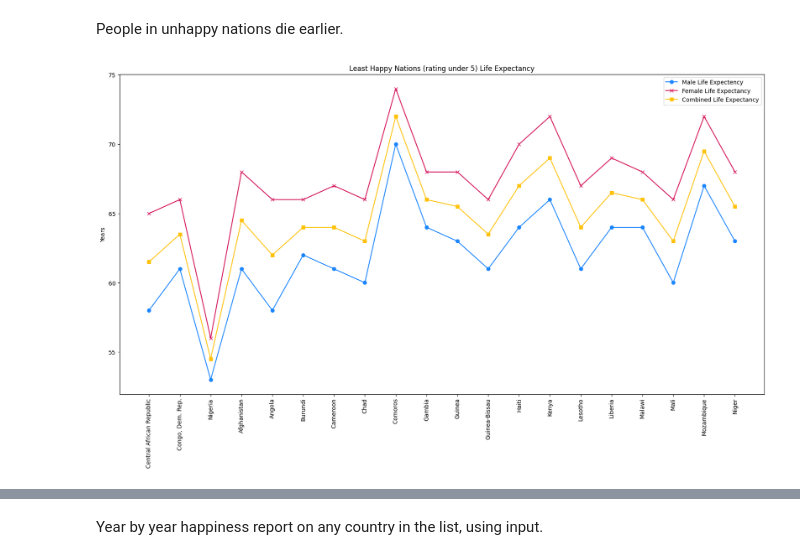
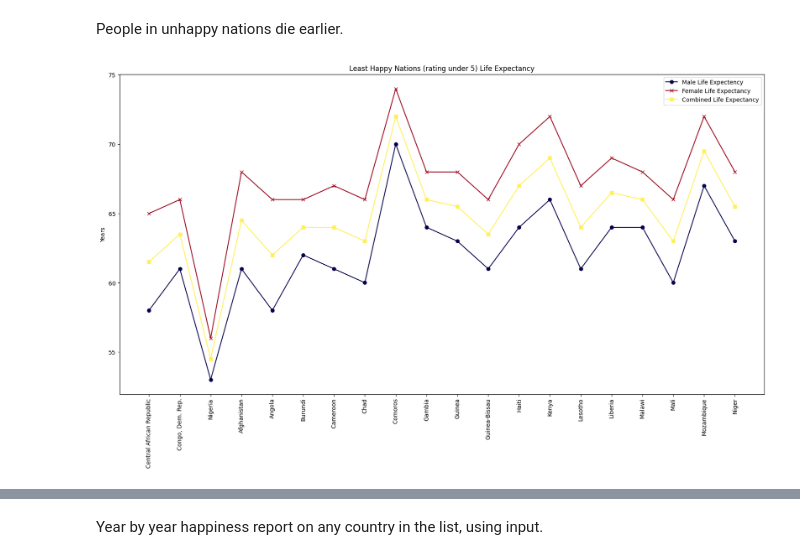
Before and after one commit to tara-hylton/world_happiness, a Jupyter notebook: world happiness.ipynb, the cells around one changed output, grey strips where cells are left out. Saved outputs shown, nothing was run; the diff lists cells and outputs as text; code cells hidden in the pictures.

```diff
--- a/world happiness.ipynb
+++ b/world happiness.ipynb
@@ -319,15 +313,15 @@ People in unhappy nations die earlier.
 # %%
 bottom_20 = life_death_data2.nsmallest(20, 'happiness_score')
 plt.figure(figsize=(20,10))
 plt.xticks(rotation=90)
-plt.plot(bottom_20['country'], bottom_20['male_life_expectancy'], label= 'Male Life Expectency', color='#1A85FF', marker='o')
-plt.plot(bottom_20['country'], bottom_20['female_life_expectancy'], label='Female Life Expectancy', color='#D41159', marker='x')
-plt.plot(bottom_20['country'], bottom_20['combined_expectancy'], label='Combined Life Expectancy', color='#FFC20A', marker='s')
+plt.plot(bottom_20['country'], bottom_20['male_life_expectancy'], label= 'Male Life Expectency', color='#07004D', marker='o')
+plt.plot(bottom_20['country'], bottom_20['female_life_expectancy'], label='Female Life Expectancy', color='#9A031E', marker='x')
+plt.plot(bottom_20['country'], bottom_20['combined_expectancy'], label='Combined Life Expectancy', color='#FFF05A', marker='s')
 
 
 plt.legend()
 plt.ylabel('Years')
 plt.title('Least Happy Nations (rating under 5) Life Expectancy')
 plt.show()
 # %% [output]
-[figure, old version]
+[figure, new version]
```
Also changed, not shown: parts of 24 cells of this notebook, 4 other files.
